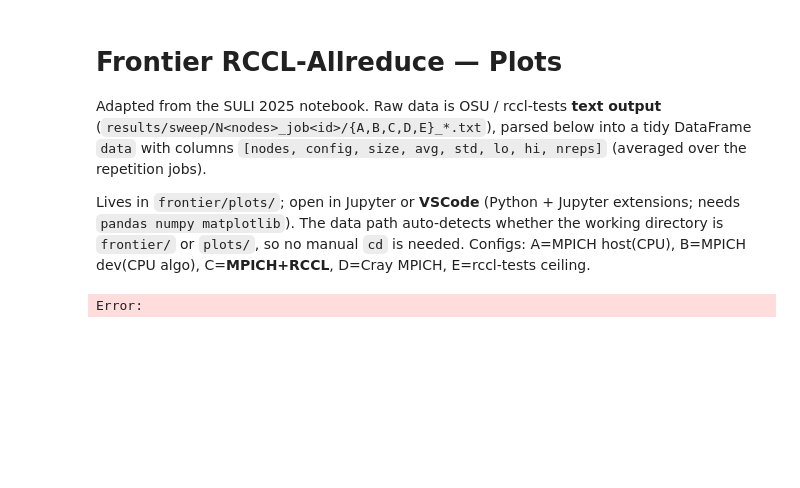
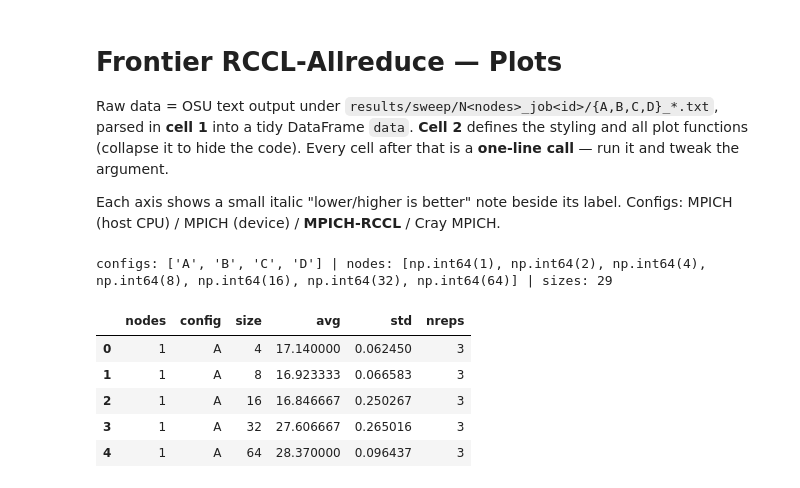
Before and after one commit to ggracelii/mpich-rccl, a Jupyter notebook: frontier/plots/plot.ipynb, the cells around one changed output. Cells and saved outputs as stored; diff of their text form; code cells hidden in the pictures; blank space fills up the shorter version.

```diff
--- a/frontier/plots/plot.ipynb
+++ b/frontier/plots/plot.ipynb
@@ -1,17 +1,15 @@
 # %% [markdown]
 # Frontier RCCL-Allreduce — Plots
 
-Adapted from the SULI 2025 notebook. Raw data is OSU / rccl-tests **text output**
-(`results/sweep/N<nodes>_job<id>/{A,B,C,D,E}_*.txt`), parsed below into a tidy
-DataFrame `data` with columns `[nodes, config, size, avg, std, lo, hi, nreps]`
-(averaged over the repetition jobs).
+Raw data = OSU text output under `results/sweep/N<nodes>_job<id>/{A,B,C,D}_*.txt`,
+parsed in **cell 1** into a tidy DataFrame `data`. **Cell 2** defines the styling and
+all plot functions (collapse it to hide the code). Every cell after that is a **one-line
+call** — run it and tweak the argument.
 
-Lives in `frontier/plots/`; open in Jupyter or **VSCode** (Python + Jupyter extensions;
-needs `pandas numpy matplotlib`). The data path auto-detects whether the working directory
-is `frontier/` or `plots/`, so no manual `cd` is needed. Configs:
-A=MPICH host(CPU), B=MPICH dev(CPU algo), C=**MPICH+RCCL**, D=Cray MPICH, E=rccl-tests ceiling.
+Each axis shows a small italic "lower/higher is better" note beside its label. Configs:
+MPICH (host CPU) / MPICH (device) / **MPICH-RCCL** / Cray MPICH.
 # %%
-# === Load & clean the sweep data =========================================
+# === Cell 1: load & clean the sweep data =================================
 import os, re, glob
 import numpy as np, pandas as pd
 
@@ -19,64 +17,46 @@ RESULTS = "results/sweep" if os.path.isdir("results/sweep") else "../results/swe
 
 OSU_FILES = {"A":"A_mpich_host.txt","B":"B_mpich_dev.txt",
              "C":"C_mpich_rccl.txt","D":"D_cray_gpuaware.txt"}
-LABEL = {"A":"MPICH host (CPU)","B":"MPICH dev (CPU algo)","C":"MPICH + RCCL",
+LABEL = {"A":"MPICH (host CPU)","B":"MPICH (device)","C":"MPICH-RCCL",
          "D":"Cray MPICH","E":"RCCL (rccl-tests)"}
 
 def parse_osu(path):
-    # OSU collective output -> rows of (size_bytes, avg_us, min_us, max_us)
     out = []
     for line in open(path):
         p = line.split()
         if len(p) >= 2 and p[0].isdigit():
             try:
                 out.append((int(p[0]), float(p[1]),
                             float(p[2]) if len(p) > 2 else np.nan,
                             float(p[3]) if len(p) > 3 else np.nan))
             except ValueError:
-                pass
-    return out
-
-def parse_rccl_tests(path):
-    # rccl-tests all_reduce_perf -> (size, in-place time_us, in-place busbw_GBps)
-    # columns: size count type redop root  time algbw busbw #wrong  time algbw busbw #wrong
-    out = []
-    for line in open(path):
-        p = line.split()
-        if len(p) >= 8 and p[0].isdigit():
-            try:
-                out.append((int(p[0]), float(p[5]), float(p[7])))
-            except (ValueError, IndexError):
                 pass
     return out
 
 rows = []
 for d in sorted(glob.glob(os.path.join(RESULTS, "N*_job*"))):
     m = re.match(r"N(\d+)_job(\d+)", os.path.basename(d))
     if not m:
         continue
     nodes, job = int(m.group(1)), int(m.group(2))
     for cfg, fn in OSU_FILES.items():
         fp = os.path.join(d, fn)
         if os.path.exists(fp):
             for s, a, mn, mx in parse_osu(fp):
-                rows.append(dict(nodes=nodes, job=job, config=cfg, size=s,
-                                 avg=a, min=mn, max=mx))
-    fe = os.path.join(d, "E_rccl_tests.txt")
-    if os.path.exists(fe):
-        for s, t, bw in parse_rccl_tests(fe):
-            rows.append(dict(nodes=nodes, job=job, config="E", size=s,
-                             avg=t, min=np.nan, max=np.nan))
+                rows.append(dict(nodes=nodes, job=job, config=cfg, size=s, avg=a, min=mn, max=mx))
 
-raw = pd.DataFrame(rows)
-raw = raw[raw["avg"] > 0]
-# average over reps (jobs) -> one row per (nodes, config, size)
+raw = pd.DataFrame(rows); raw = raw[raw["avg"] > 0]
 data = (raw.groupby(["nodes","config","size"], as_index=False)
-           .agg(avg=("avg","mean"), std=("avg","std"),
-                lo=("min","mean"), hi=("max","mean"), nreps=("job","nunique")))
-print("configs :", sorted(data.config.unique()))
-print("nodes   :", sorted(data.nodes.unique()))
-print("sizes   :", data["size"].nunique(), "distinct")
+           .agg(avg=("avg","mean"), std=("avg","std"), nreps=("job","nunique")))
+print("configs:", sorted(data.config.unique()), "| nodes:", sorted(data.nodes.unique()),
+      "| sizes:", data["size"].nunique())
 data.head()
 # %% [output]
-Error:
+configs: ['A', 'B', 'C', 'D'] | nodes: [np.int64(1), np.int64(2), np.int64(4), np.int64(8), np.int64(16), np.int64(32), np.int64(64)] | sizes: 29
+|  | nodes | config | size | avg | std | nreps |
+| 0 | 1 | A | 4 | 17.140000 | 0.062450 | 3 |
+| 1 | 1 | A | 8 | 16.923333 | 0.066583 | 3 |
+| 2 | 1 | A | 16 | 16.846667 | 0.250267 | 3 |
+| 3 | 1 | A | 32 | 27.606667 | 0.265016 | 3 |
+| 4 | 1 | A | 64 | 28.370000 | 0.096437 | 3 |
 # %%
```
Also changed, not shown: parts of 5 cells of this notebook, 2 other files.
